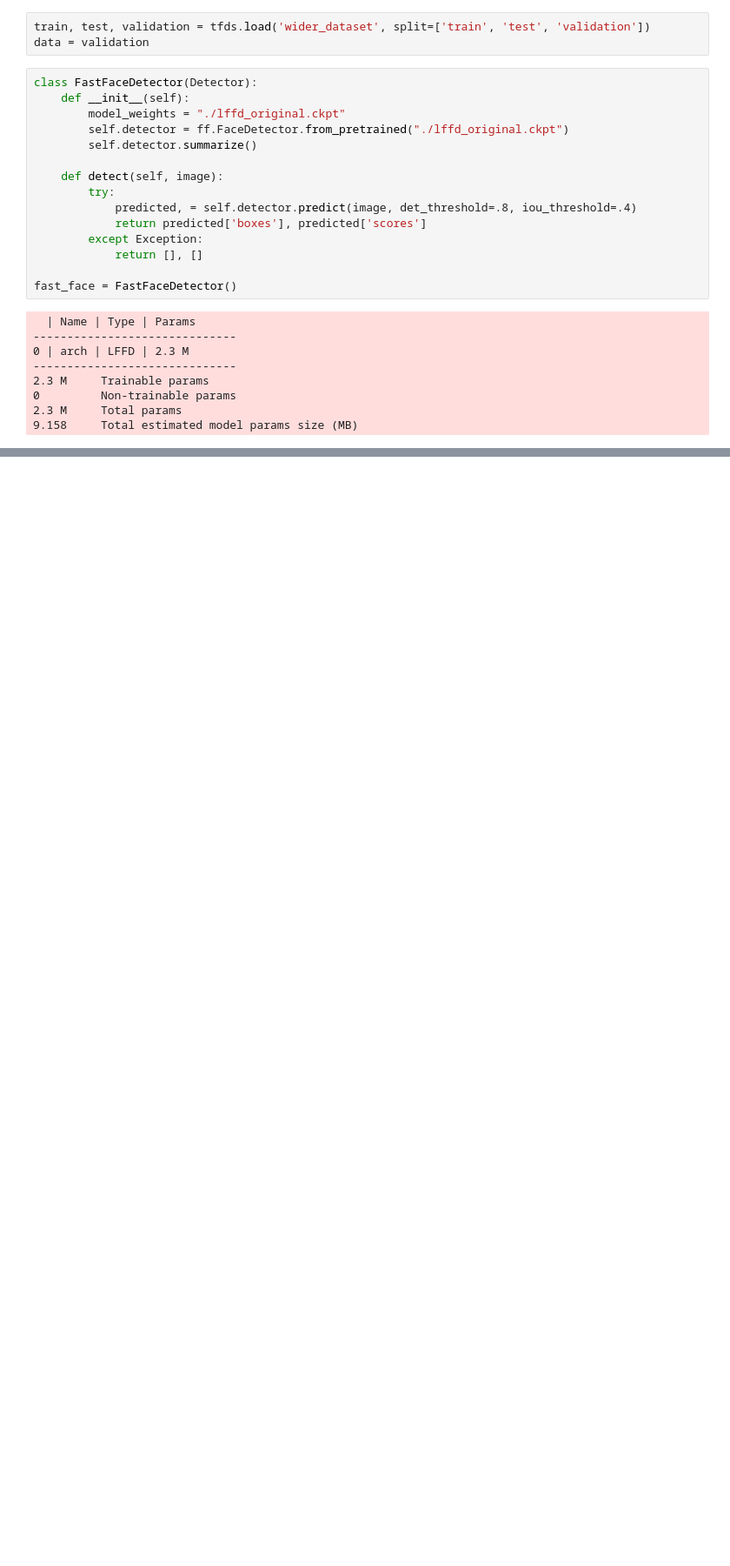
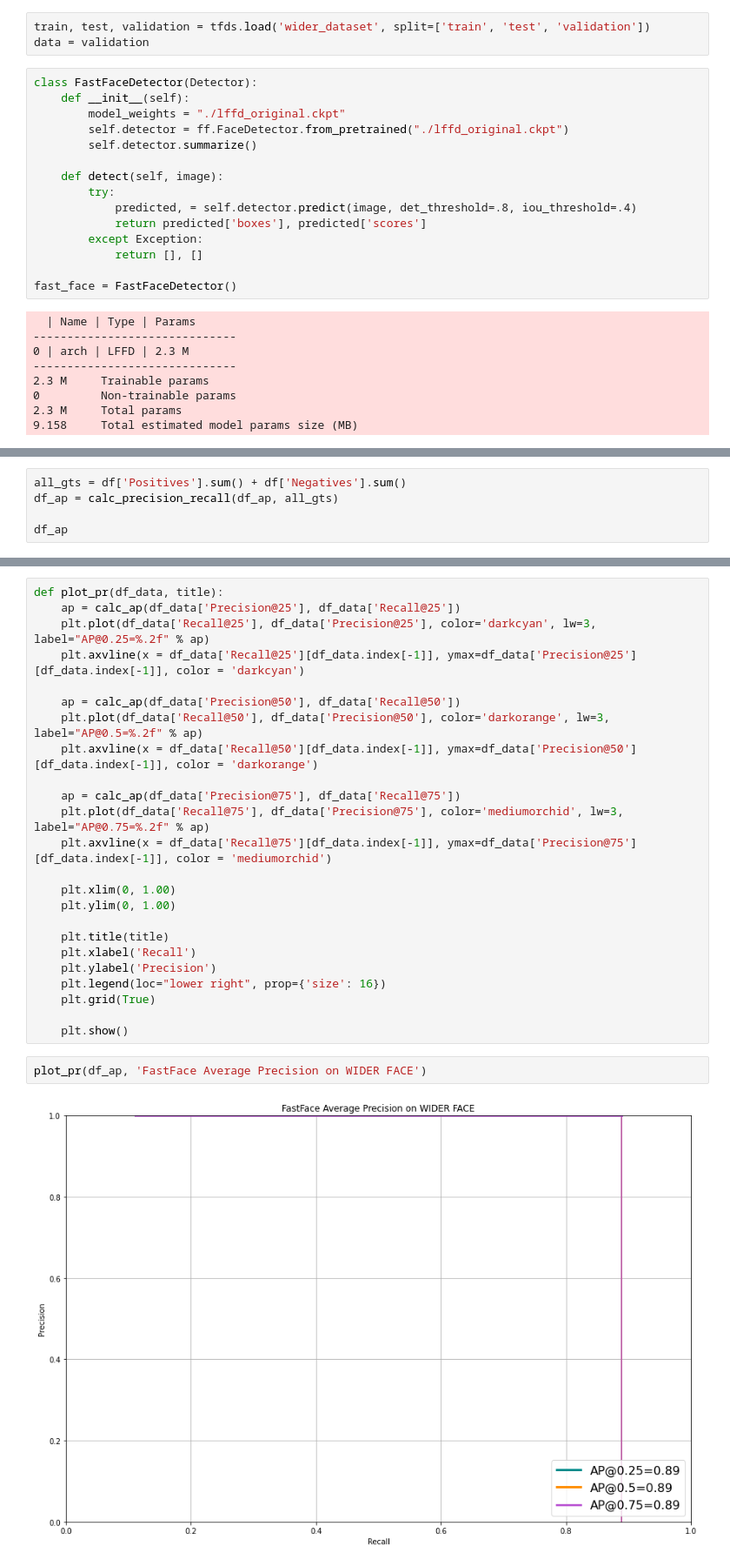
Before and after one commit to ulmii/face-detection, a Jupyter notebook: notebooks/fastface.ipynb, the cells around one changed output, grey strips where cells are left out. Shown: that part at 87% size. Saved outputs shown, nothing was run; the diff lists cells and outputs as text; blank space fills up the shorter version.

```diff
--- a/notebooks/fastface.ipynb
+++ b/notebooks/fastface.ipynb
@@ -44,0 +179,5 @@ Running detection
+# %%
+all_gts = df['Positives'].sum() + df['Negatives'].sum()
+df_ap = calc_precision_recall(df_ap, all_gts)
+
+df_ap
@@ -44,0 +209,28 @@ Running detection
+# %%
+def plot_pr(df_data, title):
+    ap = calc_ap(df_data['Precision@25'], df_data['Recall@25'])
+    plt.plot(df_data['Recall@25'], df_data['Precision@25'], color='darkcyan', lw=3, label="AP@0.25=%.2f" % ap)
+    plt.axvline(x = df_data['Recall@25'][df_data.index[-1]], ymax=df_data['Precision@25'][df_data.index[-1]], color = 'darkcyan')
+
+    ap = calc_ap(df_data['Precision@50'], df_data['Recall@50'])
+    plt.plot(df_data['Recall@50'], df_data['Precision@50'], color='darkorange', lw=3, label="AP@0.5=%.2f" % ap)
+    plt.axvline(x = df_data['Recall@50'][df_data.index[-1]], ymax=df_data['Precision@50'][df_data.index[-1]], color = 'darkorange')
+
+    ap = calc_ap(df_data['Precision@75'], df_data['Recall@75'])
+    plt.plot(df_data['Recall@75'], df_data['Precision@75'], color='mediumorchid', lw=3, label="AP@0.75=%.2f" % ap)
+    plt.axvline(x = df_data['Recall@75'][df_data.index[-1]], ymax=df_data['Precision@75'][df_data.index[-1]], color = 'mediumorchid')
+
+    plt.xlim(0, 1.00)
+    plt.ylim(0, 1.00)
+
+    plt.title(title)
+    plt.xlabel('Recall')
+    plt.ylabel('Precision')
+    plt.legend(loc="lower right", prop={'size': 16})
+    plt.grid(True)
+
+    plt.show()
+# %%
+plot_pr(df_ap, 'FastFace Average Precision on WIDER FACE')
+# %% [output]
+[figure, added]
```
Also changed, not shown: parts of 26 cells of this notebook, 2 other files.
